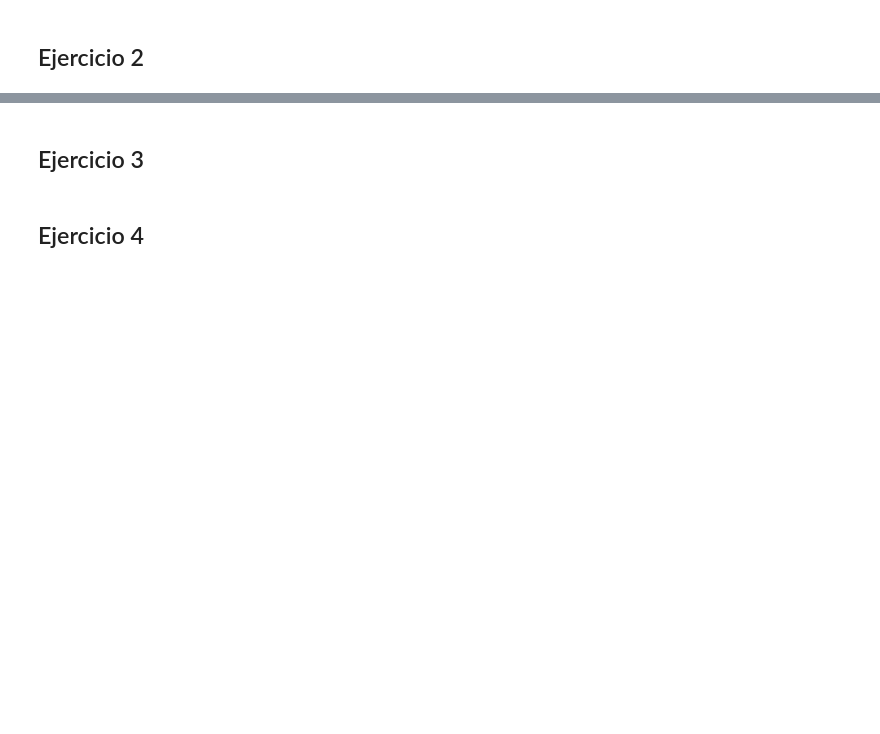
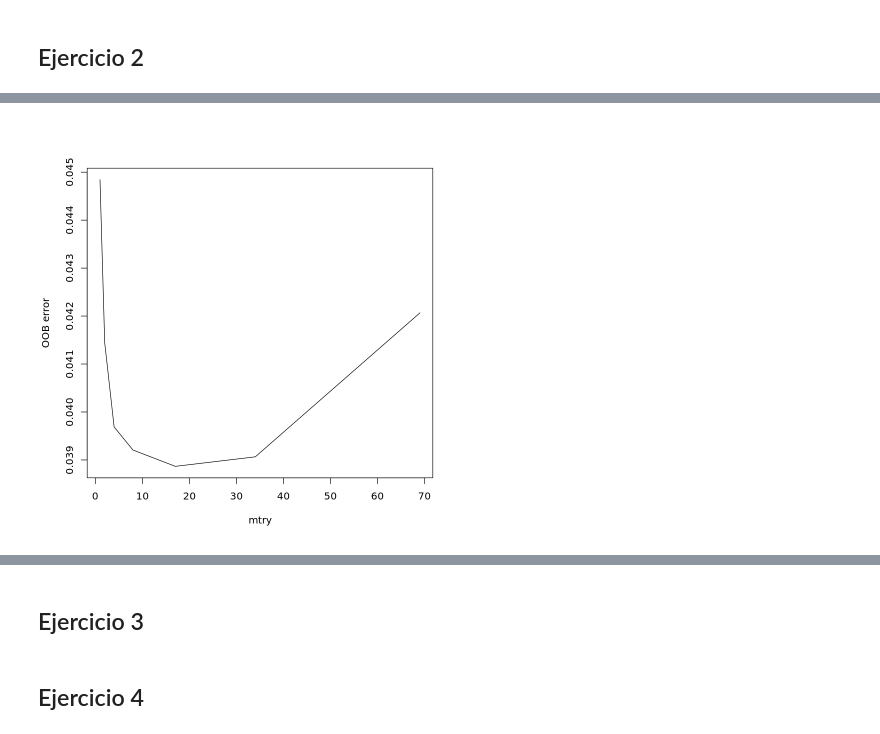
Before and after one commit to natimellino/mineria-de-datos, a Jupyter notebook: TP4.ipynb, the cells around one changed output, grey strips where cells are left out. Drawn from its saved outputs; the diff is of its cells as text; code cells hidden in the pictures; blank space fills up the shorter version.

```diff
--- a/TP4.ipynb
+++ b/TP4.ipynb
@@ -66,0 +86,23 @@ plot(c(1:20), diag.errores, type="l", xlab="Profundidad", ylab="Error")
+# %%
+mtrys <- c(69, 34, 17, 8, 4, 2, 1)
+rrf.randomForest <- function() {
+    oob.errores <- c()
+
+    for (i in 1:7){
+        errores.k <- c()
+        for(j in 1:5) {
+            rrf.model <- randomForest(RRL[, -70], RRL[, 70], mtry=mtrys[i], ntree=1000)
+            oob.error <- rrf.model$err.rate[1000]
+            errores.k <- c(errores.k, oob.error)
+        }
+        oob.errores <- c(oob.errores, mean(errores.k))
+    }
+
+    return(oob.errores)
+}
+# %%
+rrf.errores <- rrf.randomForest()
+# %%
+plot(mtrys, rrf.errores, type="l", xlab="mtry", ylab="OOB error")
+# %% [output]
+[figure, added]
```
Also changed, not shown: parts of 9 cells of this notebook.
